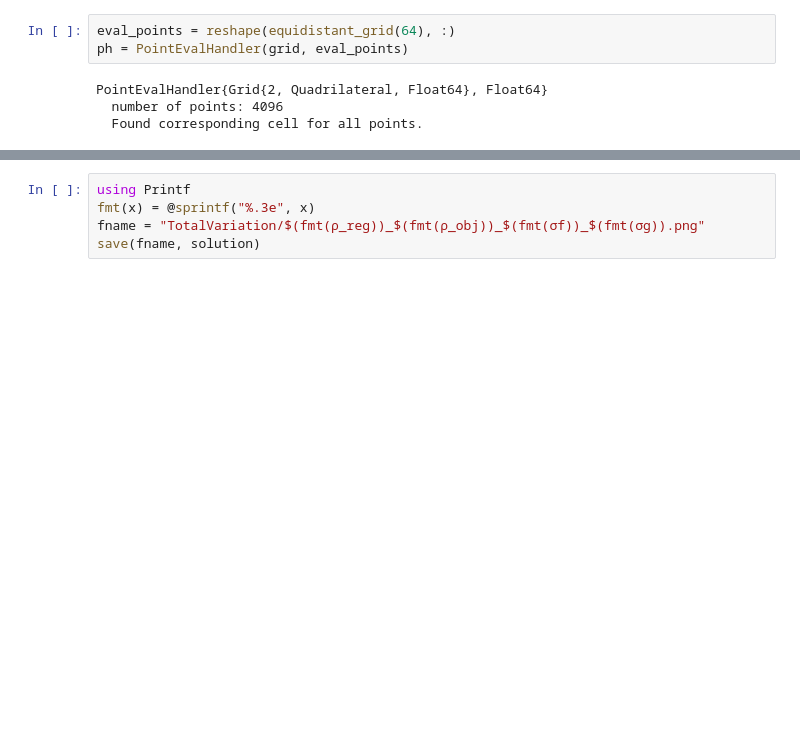
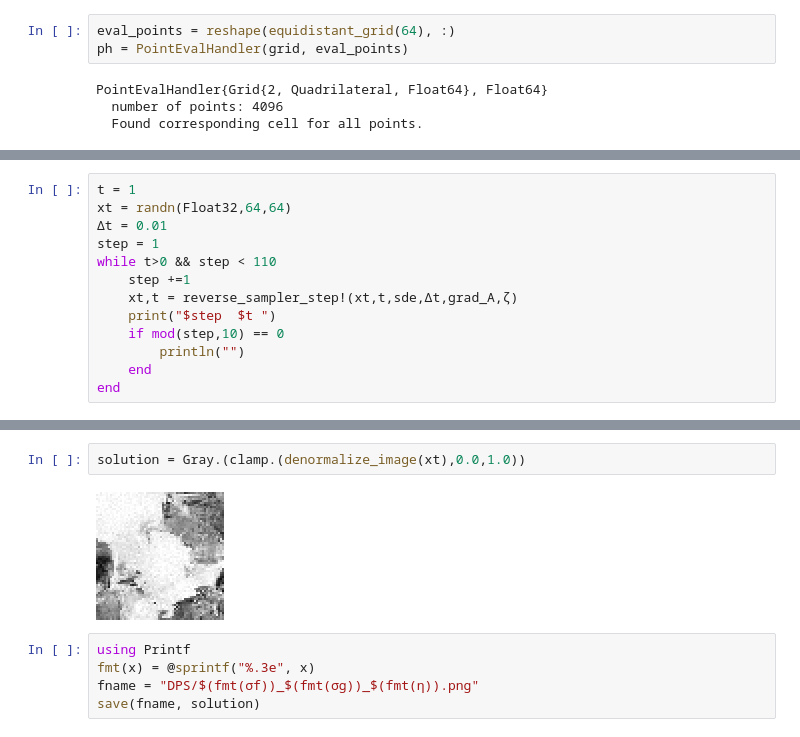
Before and after one commit to DanielBoigk/ModularEIT.jl, a Jupyter notebook: notebooks/reconstructions/003DPS.ipynb, the cells around one changed output, grey strips where cells are left out. Saved outputs shown, nothing was run; the diff lists cells and outputs as text; blank space fills up the shorter version.

```diff
--- a/notebooks/reconstructions/003DPS.ipynb
+++ b/notebooks/reconstructions/003DPS.ipynb
@@ -237,0 +197,13 @@ solution = Gray.(max.(min.(reshape(evaluate_at_points(ph, prblm.fe.dh, u),(64,64
+# %%
+t = 1
+xt = randn(Float32,64,64)
+Δt = 0.01
+step = 1
+while t>0 && step < 110
+    step +=1
+    xt,t = reverse_sampler_step!(xt,t,sde,Δt,grad_A,ζ)
+    print("$step  $t ")
+    if mod(step,10) == 0
+        println("")
+    end
+end
@@ -238,5 +222,9 @@ solution = Gray.(max.(min.(reshape(evaluate_at_points(ph, prblm.fe.dh, u),(64,64
+# %%
+solution = Gray.(clamp.(denormalize_image(xt),0.0,1.0))
+# %% [output]
+[figure, added]
 # %%
 using Printf
 fmt(x) = @sprintf("%.3e", x)
-fname = "TotalVariation/$(fmt(ρ_reg))_$(fmt(ρ_obj))_$(fmt(σf))_$(fmt(σg)).png"
+fname = "DPS/$(fmt(σf))_$(fmt(σg))_$(fmt(η)).png"
 save(fname, solution)
```
Also changed, not shown: parts of 21 cells of this notebook, 10 other files.
